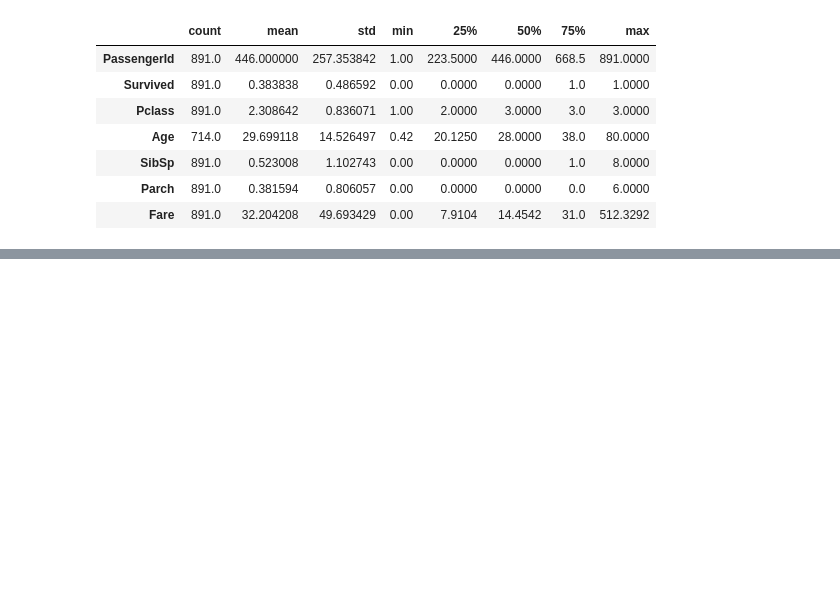
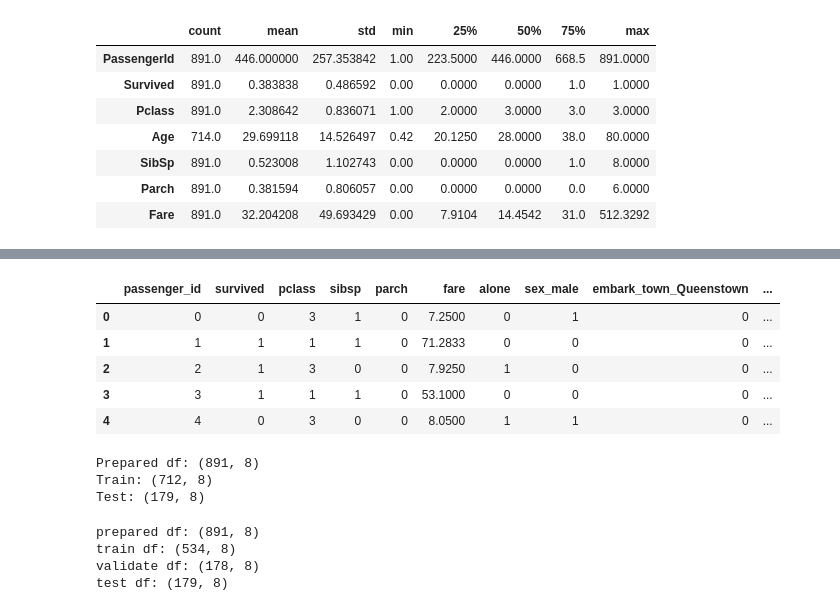
Before and after one commit to patrickamwayi/classification-exercises, a Jupyter notebook: classification-exercises.ipynb, the cells around one changed output, grey strips where cells are left out. Drawn from its saved outputs; the diff is of its cells as text; code cells hidden in the pictures; blank space fills up the shorter version.

```diff
--- a/classification-exercises.ipynb
+++ b/classification-exercises.ipynb
@@ -390,0 +471,3 @@ the transformations above applied.
+# %%
+dummy_df =pd.get_dummies(df[['sex','embark_town']], drop_first = True)
+dummy_df.head()
@@ -390,0 +492,4 @@ the transformations above applied.
+# %%
+# drop sex and embark town
+df = df.drop(columns = ["sex","embark_town"])
+df.head()
@@ -390,0 +507,11 @@ the transformations above applied.
+# %%
+# add all to make functions together
+def clean_data(df):
+    df=df.drop(columns = ["embarked","class"])
+    df=df.drop(columns = ["age","deck"])
+    df.embark_town = df.embark_town.fillna(value = "Southampton")
+    dummy_df =pd.get_dummies(df[['sex','embark_town']], drop_first = True)
+    df = pd.concat([df,dummy_df], axis = 1)
+    df = df.drop(columns = ["sex","embark_town"])
+
+    return df
@@ -390,0 +528,10 @@ the transformations above applied.
+# %%
+df1 = clean_data(df1)
+df1.head()
+# %% [output]
+|  | passenger_id | survived | pclass | sibsp | parch | fare | alone | sex_male | embark_town_Queenstown | ... |
+| 0 | 0 | 0 | 3 | 1 | 0 | 7.2500 | 0 | 1 | 0 | ... |
+| 1 | 1 | 1 | 1 | 1 | 0 | 71.2833 | 0 | 0 | 0 | ... |
+| 2 | 2 | 1 | 3 | 0 | 0 | 7.9250 | 1 | 0 | 0 | ... |
+| 3 | 3 | 1 | 1 | 1 | 0 | 53.1000 | 0 | 0 | 0 | ... |
+| 4 | 4 | 0 | 3 | 0 | 0 | 8.0500 | 1 | 1 | 0 | ... |
@@ -390,0 +544,9 @@ the transformations above applied.
+# %%
+# Observe split
+print(f'Prepared df: {df.shape}')
+print(f'Train: {train.shape}')
+print(f'Test: {test.shape}')
+# %% [output]
+Prepared df: (891, 8)
+Train: (712, 8)
+Test: (179, 8)
@@ -390,0 +557,11 @@ the transformations above applied.
+# %%
+#see our split
+print(f'prepared df: {df.shape}')
+print(f'train df: {train.shape}')
+print(f'validate df: {validate.shape}')
+print(f'test df: {test.shape}')
+# %% [output]
+prepared df: (891, 8)
+train df: (534, 8)
+validate df: (178, 8)
+test df: (179, 8)
```
Also changed, not shown: parts of 65 cells of this notebook.
